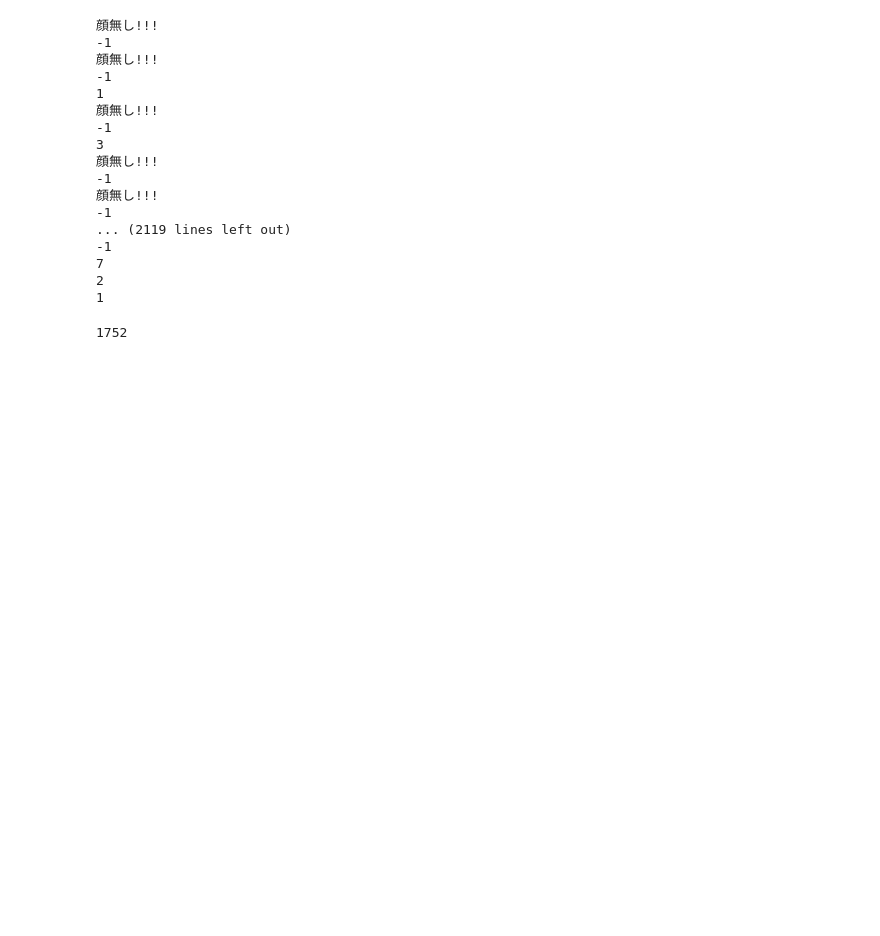
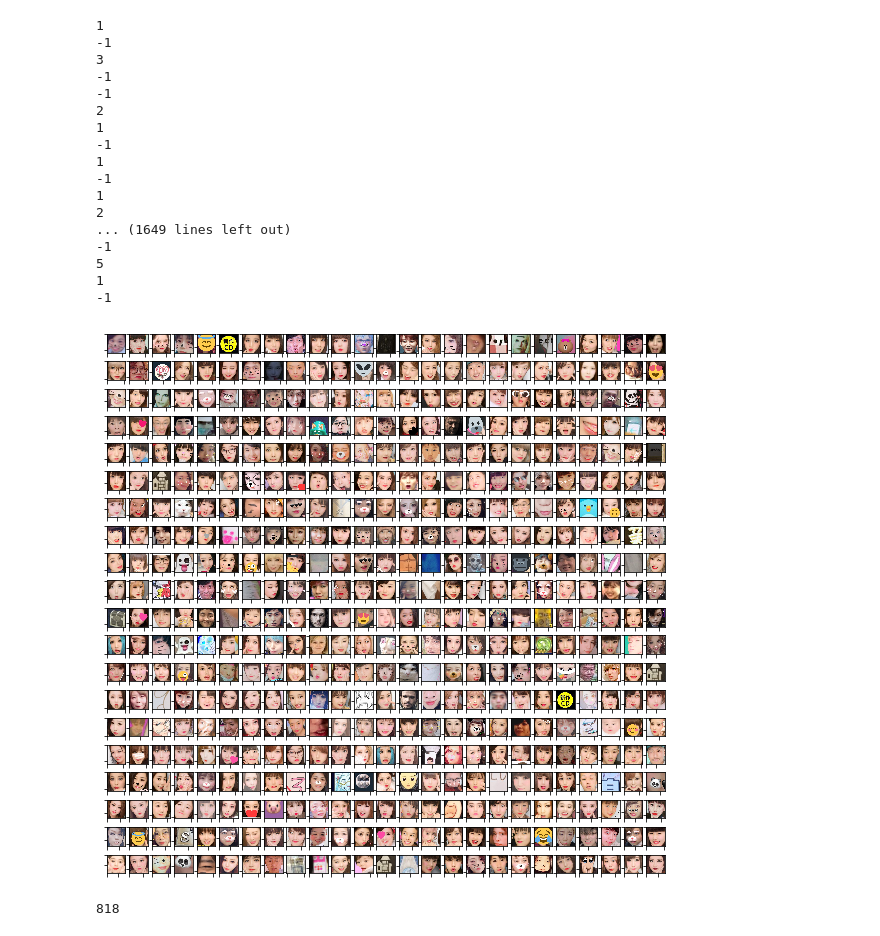
Before and after one commit to zukakosan/tinder_face_classifier, a Jupyter notebook: real_img_alert/datasets/save_scam_face.ipynb, the cells around one changed output. Drawn from its saved outputs; the diff is of its cells as text; code cells hidden in the pictures; blank space fills up the shorter version.

Commit message:
face_dataset

```diff
--- a/real_img_alert/datasets/save_scam_face.ipynb
+++ b/real_img_alert/datasets/save_scam_face.ipynb
@@ -65,22 +44,23 @@ files[0]
 # %%
+files=os.listdir('img_from_twitter/printclub/')
 for file in files:
-    count=face_count('ImagesFromTwitter/'+file,file)
+    count=face_count('img_from_twitter/printclub/'+file,file)
     print(count)
 # %% [output]
-顔無し!!!
+1
 -1
-顔無し!!!
+3
+-1
+-1
+2
+1
 -1
 1
-顔無し!!!
 -1
-3
-顔無し!!!
+1
+2
+... (1649 lines left out)
 -1
-顔無し!!!
+5
+1
 -1
-... (2119 lines left out)
--1
-7
-2
-1
@@ -93,14 +67,21 @@ res_files=os.listdir('scam_imgs/')
-# %%
-images=[]
-for i in range(500):
-    images.append(np.array(Image.open('scam_imgs/'+res_files[i])))
 # %%
-for i in range(1, 500):
+from PIL import Image
+import os
+%matplotlib inline
+res_files=os.listdir('test2/')
+images=[]
+fig = plt.figure(figsize=(10, 10))
+for i in range(501):
+    images.append(np.array(Image.open('test2/'+res_files[i])))
+for i in range(1, 501):
     plt.subplot(20, 25, i)
     plt.tick_params(labelbottom='off')
     plt.tick_params(labelleft='off')
     plt.imshow( images[i - 1] )
+plt.savefig('data_sample.png')
+# %% [output]
+[figure, added]
 # %%
 len(res_files)
 # %% [output]
-1752
+818
```
Also changed, not shown: parts of 7 cells of this notebook, 3 other files.
